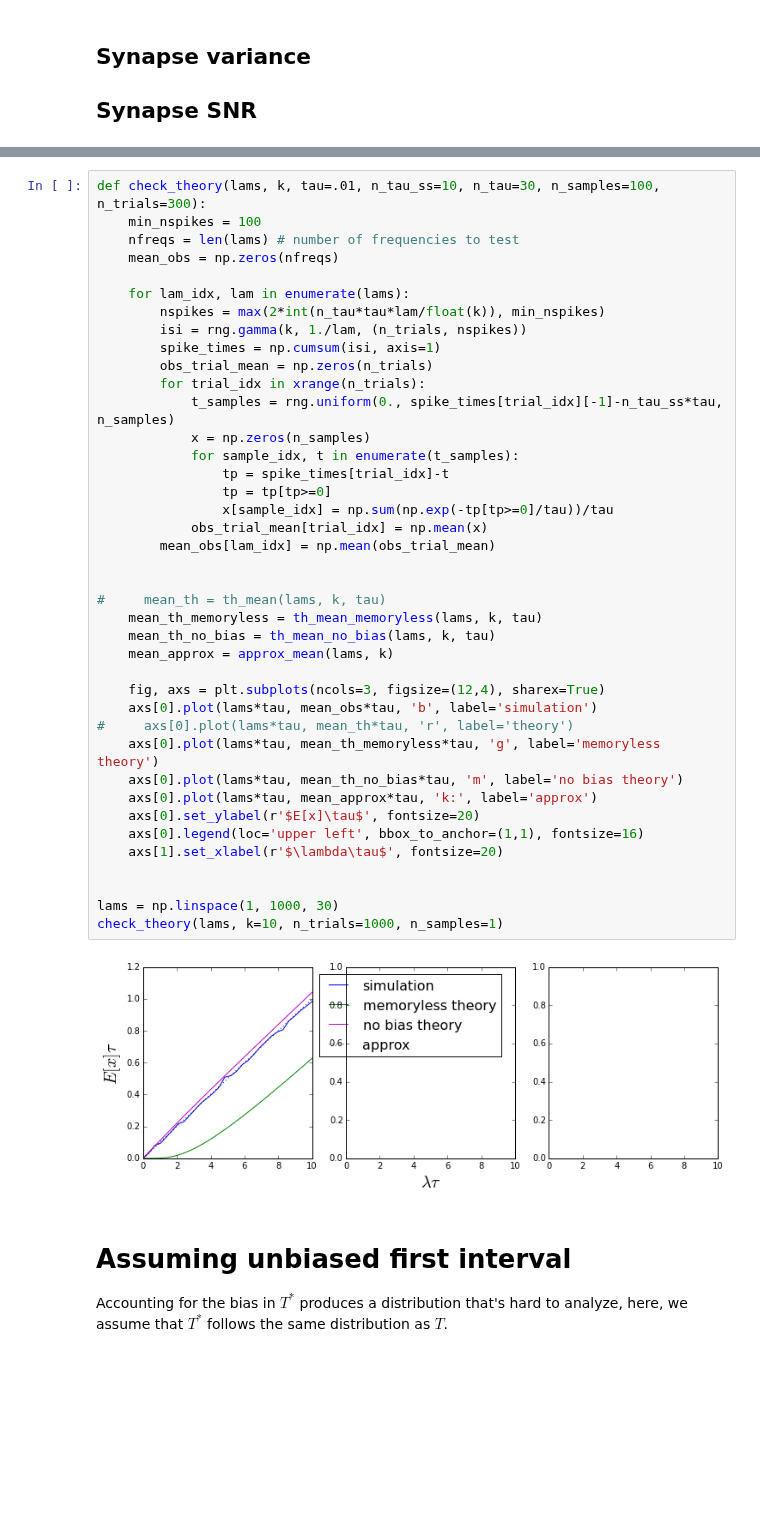
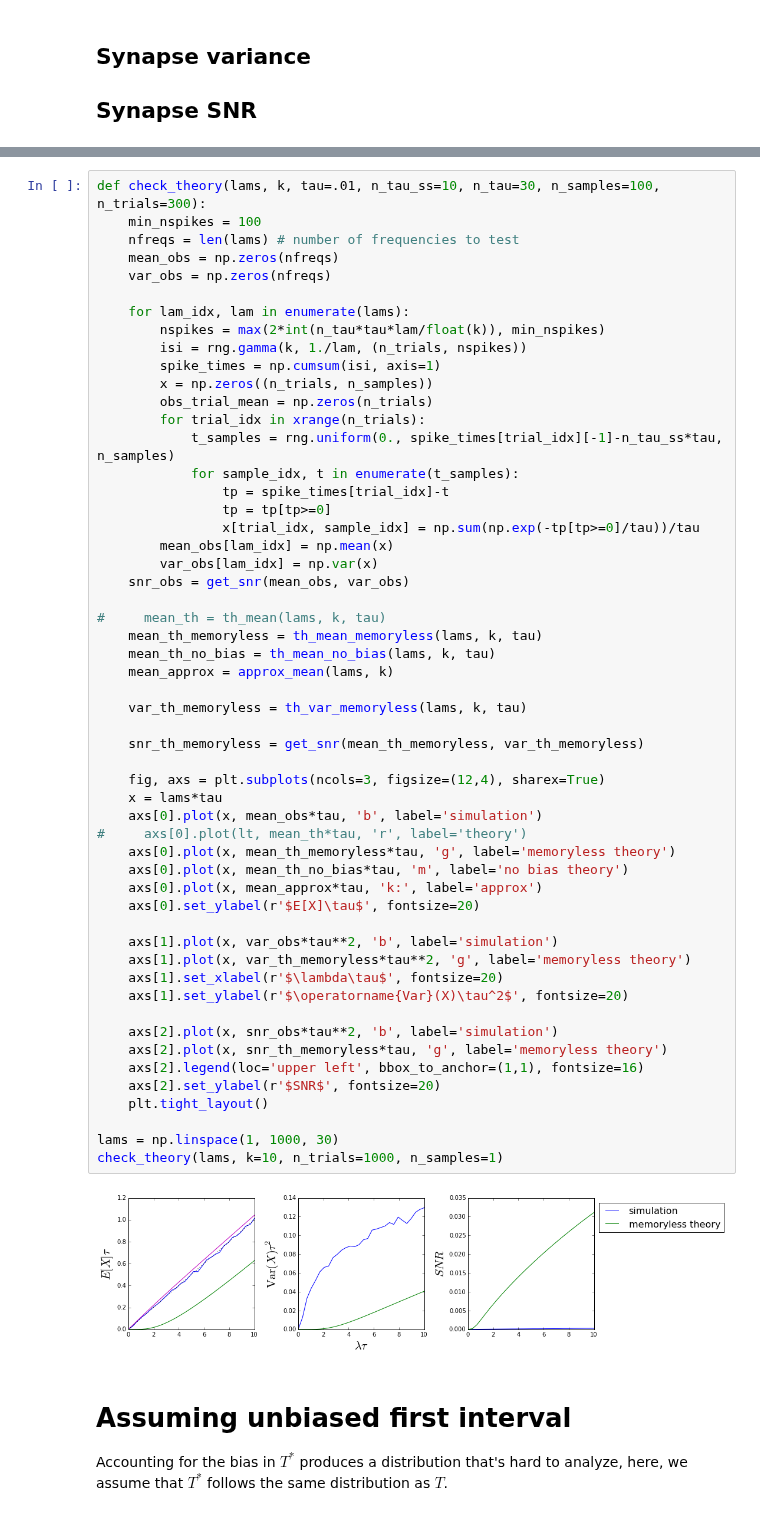
Before and after one commit to samfok/notebooks, a Jupyter notebook: synapse/synapse_SNR_gamma.ipynb, the cells around one changed output, grey strips where cells are left out. Saved outputs shown, nothing was run; the diff lists cells and outputs as text; blank space fills up the shorter version.

Commit message:
gamma synapse complete memoryless theory

```diff
--- a/synapse/synapse_SNR_gamma.ipynb
+++ b/synapse/synapse_SNR_gamma.ipynb
@@ -104,45 +137,59 @@ def approx_mean(lam, k):
 # %%
 def check_theory(lams, k, tau=.01, n_tau_ss=10, n_tau=30, n_samples=100, n_trials=300):
     min_nspikes = 100
     nfreqs = len(lams) # number of frequencies to test
     mean_obs = np.zeros(nfreqs)
+    var_obs = np.zeros(nfreqs)
 
     for lam_idx, lam in enumerate(lams):
         nspikes = max(2*int(n_tau*tau*lam/float(k)), min_nspikes)
         isi = rng.gamma(k, 1./lam, (n_trials, nspikes))
         spike_times = np.cumsum(isi, axis=1)
+        x = np.zeros((n_trials, n_samples))
         obs_trial_mean = np.zeros(n_trials)
         for trial_idx in xrange(n_trials):
             t_samples = rng.uniform(0., spike_times[trial_idx][-1]-n_tau_ss*tau, n_samples)
-            x = np.zeros(n_samples)
             for sample_idx, t in enumerate(t_samples):
                 tp = spike_times[trial_idx]-t
                 tp = tp[tp>=0]
-                x[sample_idx] = np.sum(np.exp(-tp[tp>=0]/tau))/tau
-            obs_trial_mean[trial_idx] = np.mean(x)
-        mean_obs[lam_idx] = np.mean(obs_trial_mean)
-
+                x[trial_idx, sample_idx] = np.sum(np.exp(-tp[tp>=0]/tau))/tau
+        mean_obs[lam_idx] = np.mean(x)
+        var_obs[lam_idx] = np.var(x)
+    snr_obs = get_snr(mean_obs, var_obs)
 
 #     mean_th = th_mean(lams, k, tau)
     mean_th_memoryless = th_mean_memoryless(lams, k, tau)
     mean_th_no_bias = th_mean_no_bias(lams, k, tau)
     mean_approx = approx_mean(lams, k)
 
+    var_th_memoryless = th_var_memoryless(lams, k, tau)
+
+    snr_th_memoryless = get_snr(mean_th_memoryless, var_th_memoryless)
+
     fig, axs = plt.subplots(ncols=3, figsize=(12,4), sharex=True)
-    axs[0].plot(lams*tau, mean_obs*tau, 'b', label='simulation')
-#     axs[0].plot(lams*tau, mean_th*tau, 'r', label='theory')
-    axs[0].plot(lams*tau, mean_th_memoryless*tau, 'g', label='memoryless theory')
-    axs[0].plot(lams*tau, mean_th_no_bias*tau, 'm', label='no bias theory')
-    axs[0].plot(lams*tau, mean_approx*tau, 'k:', label='approx')
-    axs[0].set_ylabel(r'$E[x]\tau$', fontsize=20)
-    axs[0].legend(loc='upper left', bbox_to_anchor=(1,1), fontsize=16)
+    x = lams*tau
+    axs[0].plot(x, mean_obs*tau, 'b', label='simulation')
+#     axs[0].plot(lt, mean_th*tau, 'r', label='theory')
+    axs[0].plot(x, mean_th_memoryless*tau, 'g', label='memoryless theory')
+    axs[0].plot(x, mean_th_no_bias*tau, 'm', label='no bias theory')
+    axs[0].plot(x, mean_approx*tau, 'k:', label='approx')
+    axs[0].set_ylabel(r'$E[X]\tau$', fontsize=20)
+
+    axs[1].plot(x, var_obs*tau**2, 'b', label='simulation')
+    axs[1].plot(x, var_th_memoryless*tau**2, 'g', label='memoryless theory')
     axs[1].set_xlabel(r'$\lambda\tau$', fontsize=20)
+    axs[1].set_ylabel(r'$\operatorname{Var}(X)\tau^2$', fontsize=20)
 
+    axs[2].plot(x, snr_obs*tau**2, 'b', label='simulation')
+    axs[2].plot(x, snr_th_memoryless*tau, 'g', label='memoryless theory')
+    axs[2].legend(loc='upper left', bbox_to_anchor=(1,1), fontsize=16)
+    axs[2].set_ylabel(r'$SNR$', fontsize=20)
+    plt.tight_layout()
 
 lams = np.linspace(1, 1000, 30)
 check_theory(lams, k=10, n_trials=1000, n_samples=1)
 # %% [output]
-[figure, old version]
+[figure, new version]
 # %% [markdown]
 # Assuming unbiased first interval
 
```
Also changed, not shown: parts of 4 cells of this notebook.
